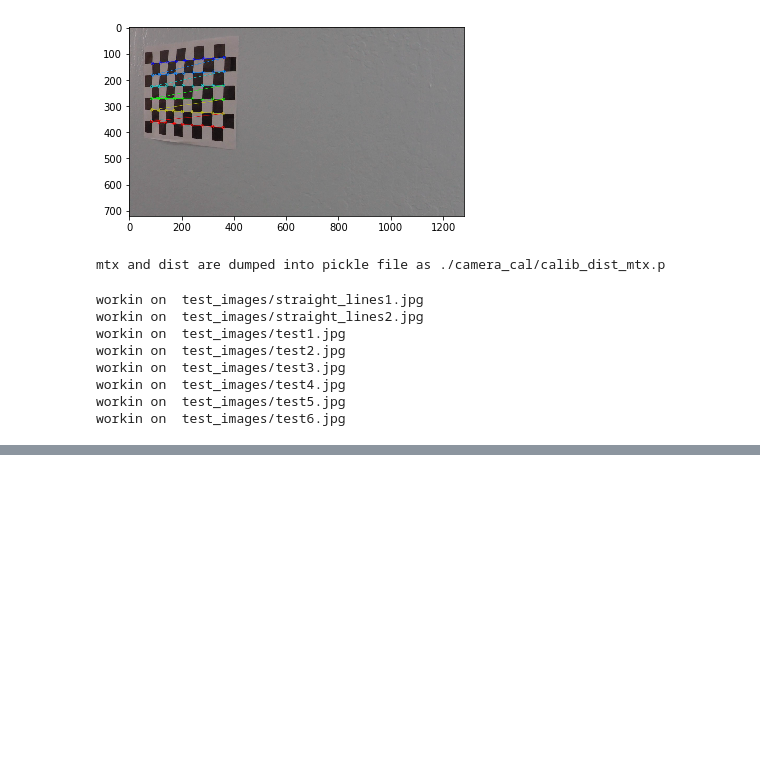
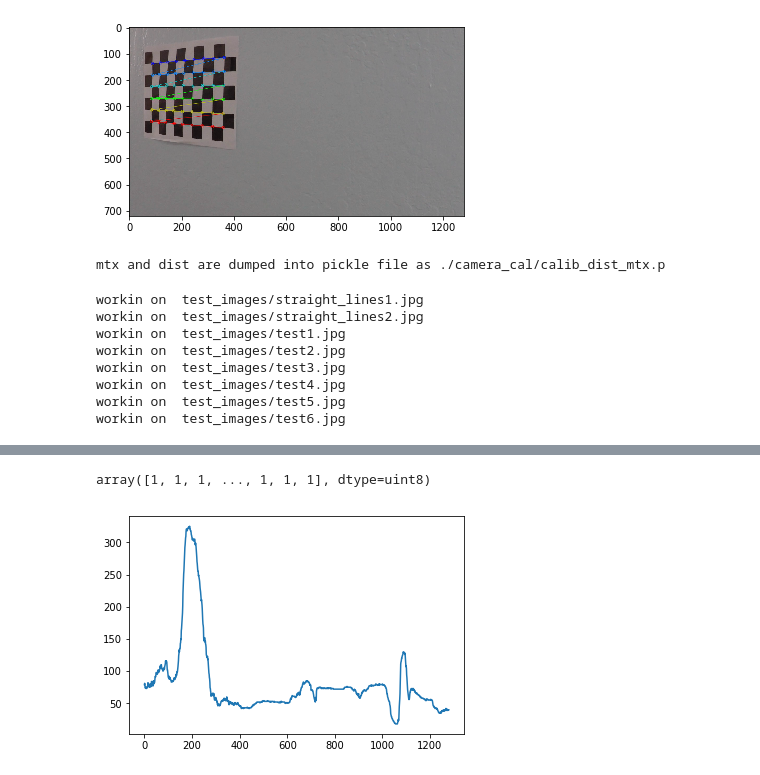
Before and after one commit to solix/CarND-Advanced-Lane-Lines, a Jupyter notebook: P4-sjahanshahi.ipynb, the cells around one changed output, grey strips where cells are left out. Cells and saved outputs as stored; diff of their text form; code cells hidden in the pictures; blank space fills up the shorter version.

```diff
--- a/P4-sjahanshahi.ipynb
+++ b/P4-sjahanshahi.ipynb
@@ -203,0 +350,9 @@ plt.imshow(output_sobel, cmap='gray')
+# %%
+histogram = np.sum(binary[int(binary.shape[0]/2):,:], axis=0)
+plt.plot(histogram)
+
+#exploare histogram to find two possible peaks to fit polynomial
+binary[np.where(binary>0)]
+# %% [output]
+array([1, 1, 1, ..., 1, 1, 1], dtype=uint8)
+[figure, added]
```
Also changed, not shown: parts of 12 cells of this notebook.
